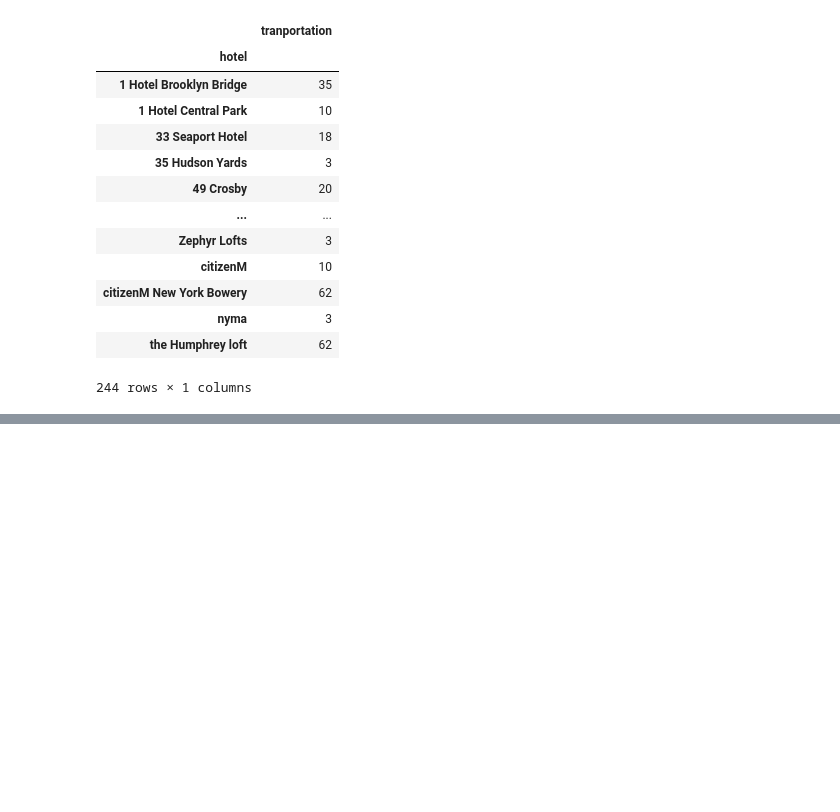
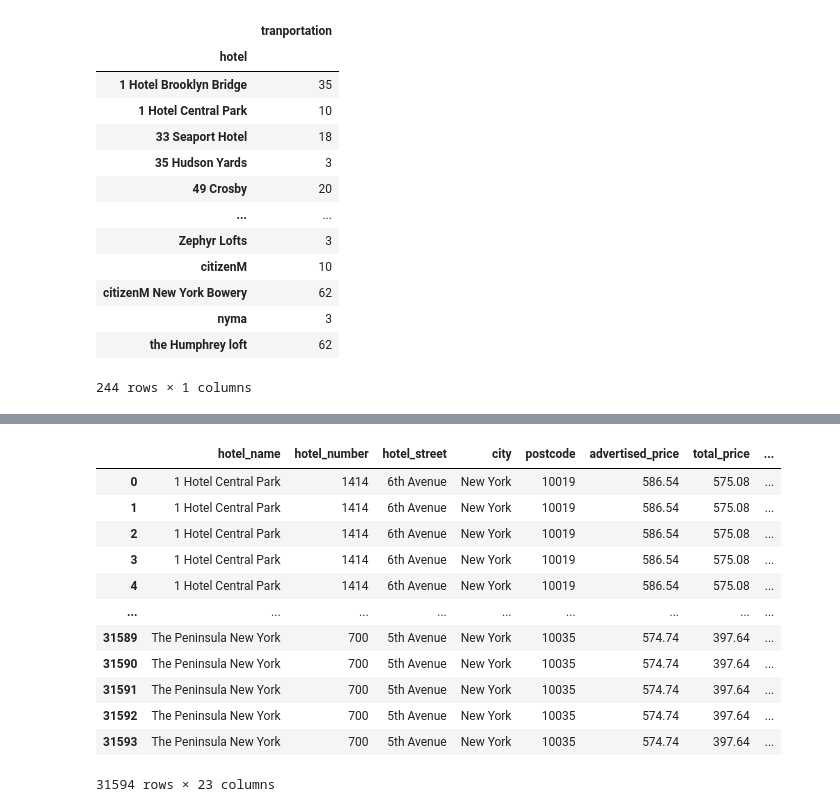
Before and after one commit to mvogel3/travel-guide-project3, a Jupyter notebook: exploratory_analysis.ipynb, the cells around one changed output, grey strips where cells are left out. Saved outputs shown, nothing was run; the diff lists cells and outputs as text; code cells hidden in the pictures; blank space fills up the shorter version.

```diff
--- a/exploratory_analysis.ipynb
+++ b/exploratory_analysis.ipynb
@@ -512,0 +530,16 @@ print(rvalue)
+# %%
+new_all_data
+# %% [output]
+|  | hotel_name | hotel_number | hotel_street | city | postcode | advertised_price | total_price | ... |
+| 0 | 1 Hotel Central Park | 1414 | 6th Avenue | New York | 10019 | 586.54 | 575.08 | ... |
+| 1 | 1 Hotel Central Park | 1414 | 6th Avenue | New York | 10019 | 586.54 | 575.08 | ... |
+| 2 | 1 Hotel Central Park | 1414 | 6th Avenue | New York | 10019 | 586.54 | 575.08 | ... |
+| 3 | 1 Hotel Central Park | 1414 | 6th Avenue | New York | 10019 | 586.54 | 575.08 | ... |
+| 4 | 1 Hotel Central Park | 1414 | 6th Avenue | New York | 10019 | 586.54 | 575.08 | ... |
+| ... | ... | ... | ... | ... | ... | ... | ... | ... |
+| 31589 | The Peninsula New York | 700 | 5th Avenue | New York | 10035 | 574.74 | 397.64 | ... |
+| 31590 | The Peninsula New York | 700 | 5th Avenue | New York | 10035 | 574.74 | 397.64 | ... |
+| 31591 | The Peninsula New York | 700 | 5th Avenue | New York | 10035 | 574.74 | 397.64 | ... |
+| 31592 | The Peninsula New York | 700 | 5th Avenue | New York | 10035 | 574.74 | 397.64 | ... |
+| 31593 | The Peninsula New York | 700 | 5th Avenue | New York | 10035 | 574.74 | 397.64 | ... |
+31594 rows × 23 columns
```
Also changed, not shown: parts of 13 cells of this notebook.
